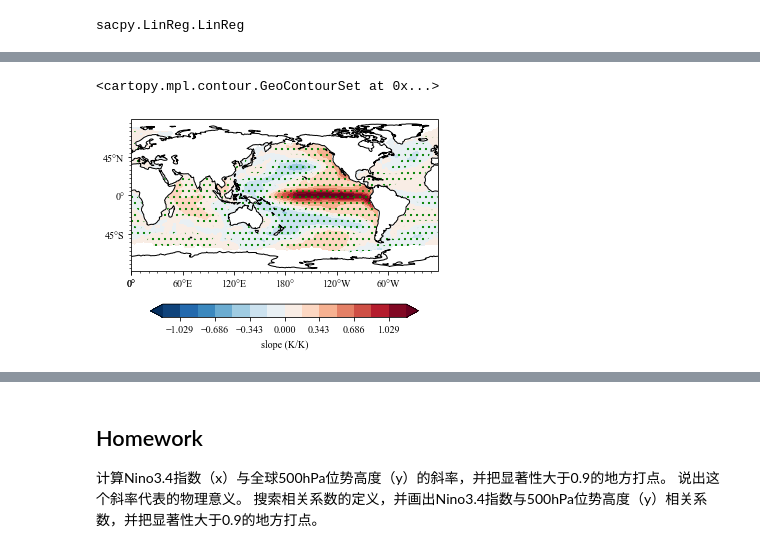
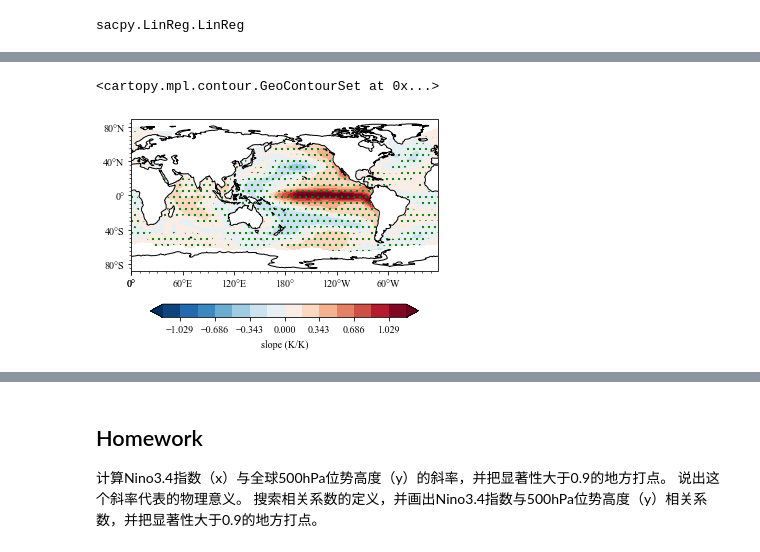
Before and after one commit to ZiluM/GirlFriendPythonCode, a Jupyter notebook: section7_regression.ipynb, the cells around one changed output, grey strips where cells are left out. Drawn from its saved outputs; the diff is of its cells as text; code cells hidden in the pictures.

```diff
--- a/section7_regression.ipynb
+++ b/section7_regression.ipynb
@@ -91,33 +85,33 @@ y = ssta.lat
 fig = plt.figure()
 ax = fig.add_subplot(111, projection=ccrs.PlateCarree(central_longitude=180))
 m = ax.contourf(x, y, lin.slope, cmap="RdBu_r", transform=ccrs.PlateCarree(),levels=np.linspace(-1.2,1.2,15),extend="both")
 cb = plt.colorbar(m, orientation="horizontal", shrink=0.8)
 cb.set_label("slope (K/K)")
 ax.coastlines()
 xticks = np.arange(0, 361, 60)
-yticks = np.arange(-90, 91, 45)
+yticks = np.arange(-80, 81, 40)
 ax.set_xticks(xticks, crs=ccrs.PlateCarree())
-ax.set_yticks(yticks, crs=ccrs.PlateCarree())
+ax.set_yticks(yticks)
 ax.yaxis.set_major_formatter(LatitudeFormatter())
 ax.xaxis.set_major_formatter(LongitudeFormatter())
 smallx = 10
 smally = 5
 ax.xaxis.set_minor_locator(MultipleLocator(smallx))
 ax.yaxis.set_minor_locator(MultipleLocator(smally))
 # res = ax.contourf(x,
 #            y,
 #            lin.p_value,
 #            levels=[0, 0.05, 1],
 #         #    zorder=1, # 优先级
 #            hatches=["..", None],
 #            colors="None",
 #            transform=ccrs.PlateCarree()) #
 
 # for collection in res.collections:
 #     collection.set_linewidth(0.)
 #     collection.set_edgecolor("green")
 import sacpy.Map #
 ax.sig_plot(x,y,lin.p_value,thrshd=0.05,marker="..",color="green")
 # %% [output]
 <cartopy.mpl.contour.GeoContourSet at 0x...>
-[figure, old version]
+[figure, new version]
```
Also changed, not shown: parts of 8 cells of this notebook, 2 other files.
